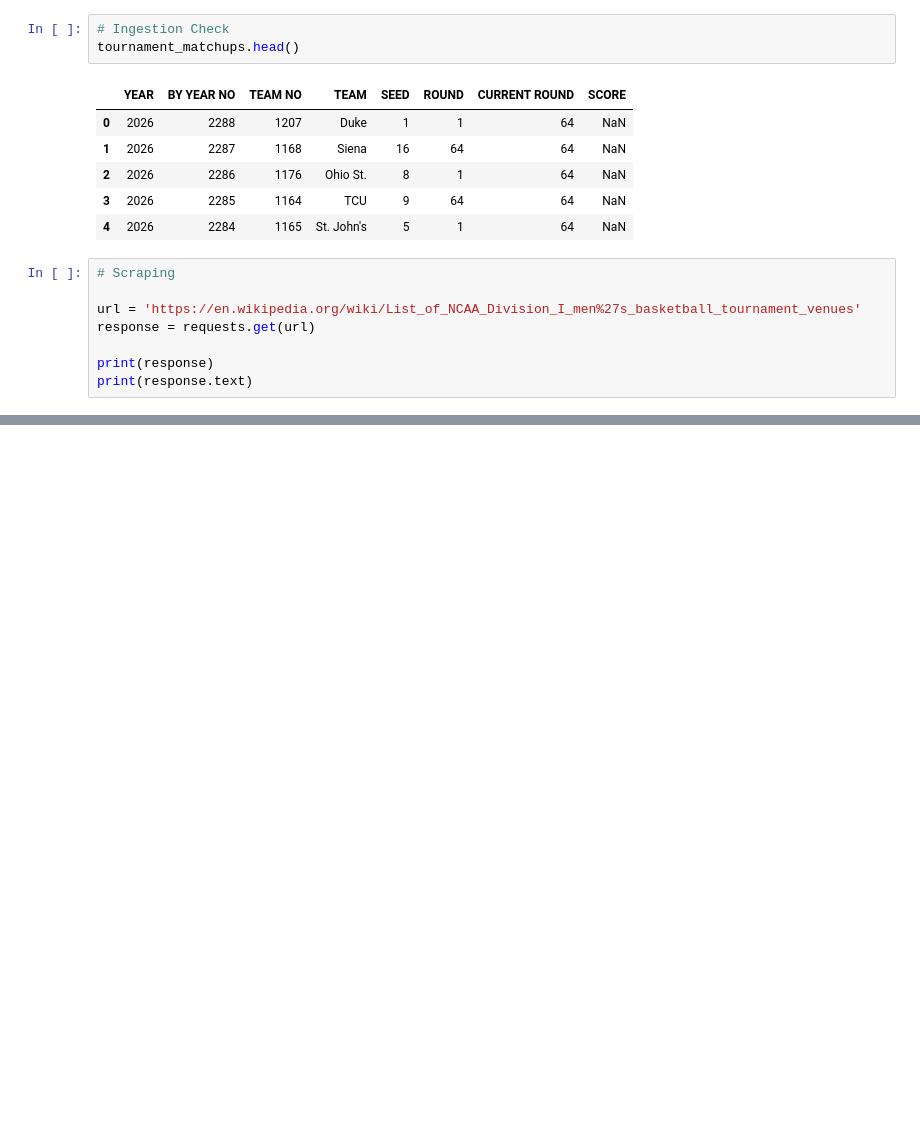
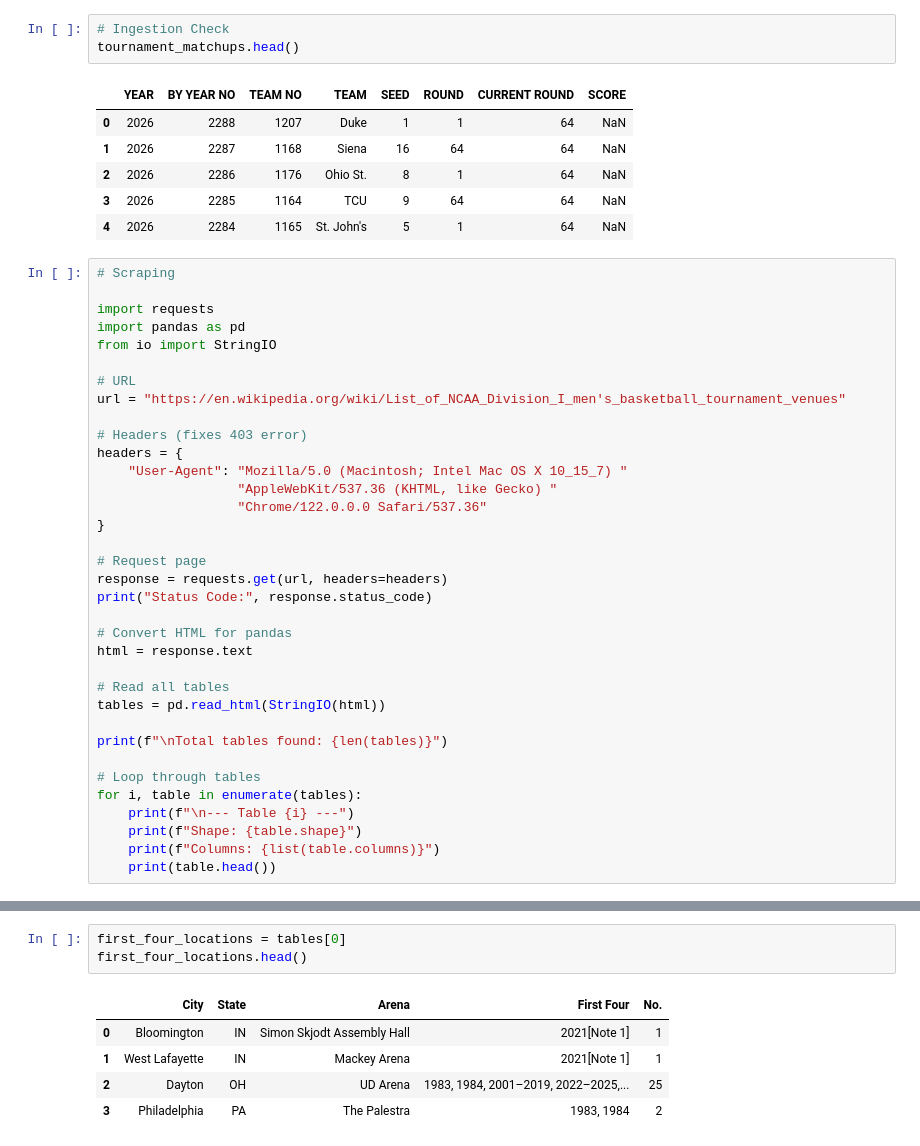
Before and after one commit to jstebick16-cloud/Stebick-Scores, a Jupyter notebook: finalcapstone.ipynb, the cells around one changed output, grey strips where cells are left out. Drawn from its saved outputs; the diff is of its cells as text; blank space fills up the shorter version.

Commit message:
scraped Wikipedia

```diff
--- a/finalcapstone.ipynb
+++ b/finalcapstone.ipynb
@@ -170,9 +170,36 @@ tournament_matchups.head()
 # %%
 # Scraping
 
-url = 'https://en.wikipedia.org/wiki/List_of_NCAA_Division_I_men%27s_basketball_tournament_venues'
-response = requests.get(url)
+import requests
+import pandas as pd
+from io import StringIO
 
-print(response)
-print(response.text)
+# URL
+url = "https://en.wikipedia.org/wiki/List_of_NCAA_Division_I_men's_basketball_tournament_venues"
+
+# Headers (fixes 403 error)
+headers = {
+    "User-Agent": "Mozilla/5.0 (Macintosh; Intel Mac OS X 10_15_7) "
+                  "AppleWebKit/537.36 (KHTML, like Gecko) "
+                  "Chrome/122.0.0.0 Safari/537.36"
+}
+
+# Request page
+response = requests.get(url, headers=headers)
+print("Status Code:", response.status_code)
+
+# Convert HTML for pandas
+html = response.text
+
+# Read all tables
+tables = pd.read_html(StringIO(html))
+
+print(f"\nTotal tables found: {len(tables)}")
+
+# Loop through tables
+for i, table in enumerate(tables):
+    print(f"\n--- Table {i} ---")
+    print(f"Shape: {table.shape}")
+    print(f"Columns: {list(table.columns)}")
+    print(table.head())
 # %% [output]
@@ -180,0 +223,9 @@ Please set a user-agent and respect our robot policy https://w.wiki/4wJS. See al
+# %%
+first_four_locations = tables[0]
+first_four_locations.head()
+# %% [output]
+|  | City | State | Arena | First Four | No. |
+| 0 | Bloomington | IN | Simon Skjodt Assembly Hall | 2021[Note 1] | 1 |
+| 1 | West Lafayette | IN | Mackey Arena | 2021[Note 1] | 1 |
+| 2 | Dayton | OH | UD Arena | 1983, 1984, 2001–2019, 2022–2025,... | 25 |
+| 3 | Philadelphia | PA | The Palestra | 1983, 1984 | 2 |
```
Also changed, not shown: parts of 8 cells of this notebook.
